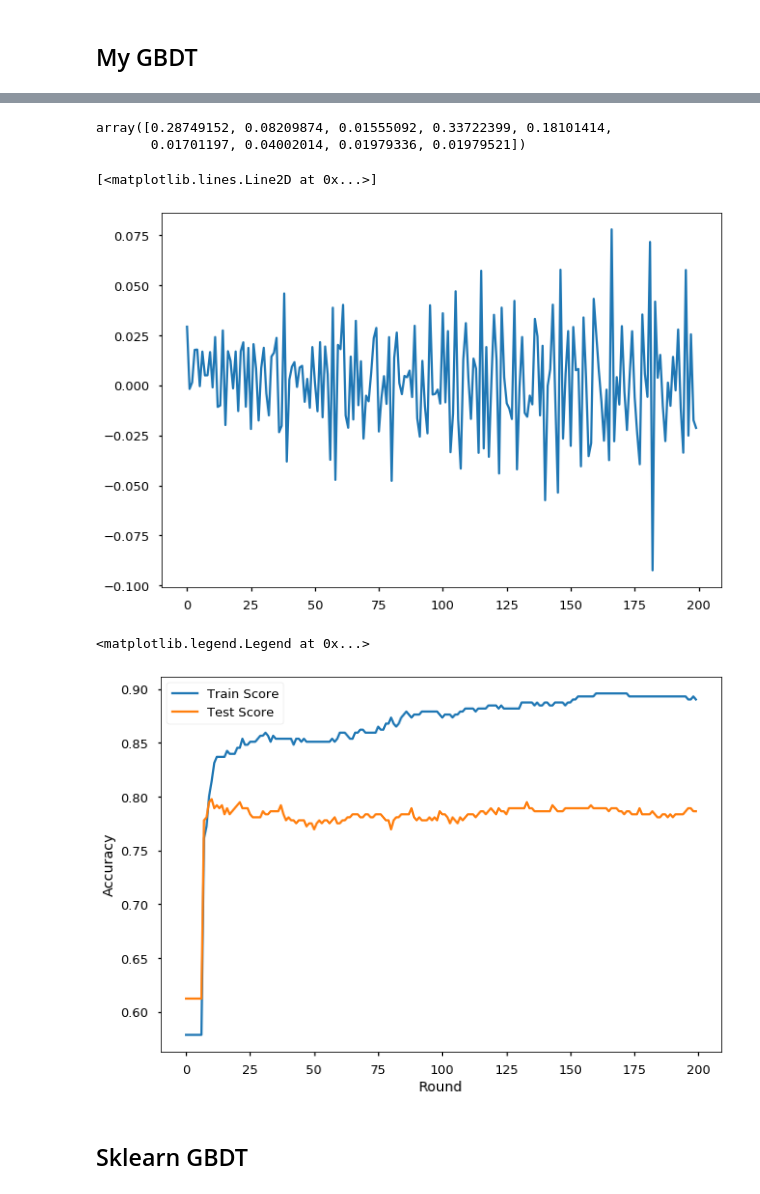
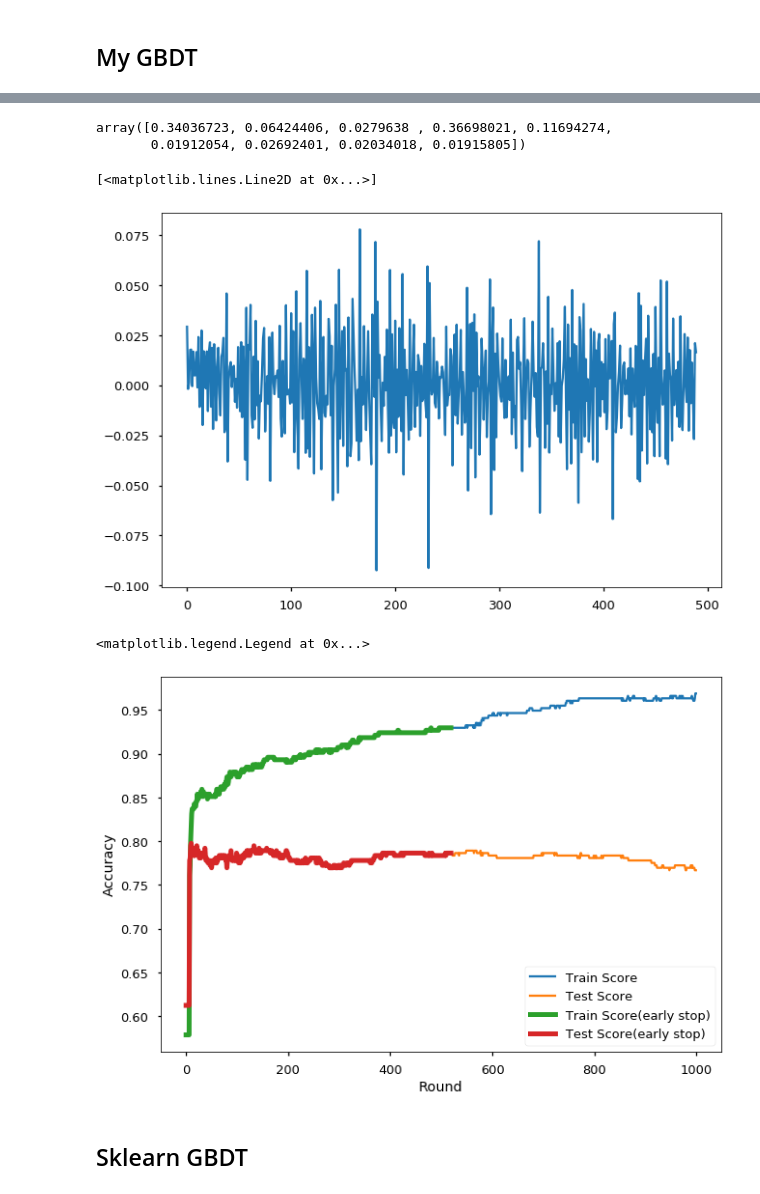
Before and after one commit to dhbloo/GBDT-project, a Jupyter notebook: gbdt-titanic.ipynb, the cells around one changed output, grey strips where cells are left out. Saved outputs shown, nothing was run; the diff lists cells and outputs as text; code cells hidden in the pictures.

Commit message:
early stop

```diff
--- a/gbdt-titanic.ipynb
+++ b/gbdt-titanic.ipynb
@@ -61,6 +61,6 @@ train_x, test_x, train_y, test_y = train_test_split(data_x, data_y, test_size=0.
 # %% [markdown]
 ## My GBDT
 # %%
-Gbdt = GBDTClassifier(200, 0.1, 'deviance', tree_params={'criterion': 'mse', 'max_depth': 3}, subsample=0.7, random_state=1)
+Gbdt = GBDTClassifier(1000, 0.1, 'deviance', tree_params={'criterion': 'mse', 'max_depth': 3}, subsample=0.7, random_state=1)
 Gbdt.fit(train_x, train_y)
 # %% [output]
@@ -78,7 +78,15 @@ accuracy_score(test_y, Gbdt.predict(test_x))
 # %%
+Gbdt_es = GBDTClassifier(1000, 0.1, 'deviance', tree_params={'criterion': 'mse', 'max_depth': 3}, subsample=0.7, n_iter_no_change=2, tol=1e-2, random_state=1)
+Gbdt_es.fit(train_x, train_y)
+
 plt.plot(range(len(Gbdt.train_score_)), Gbdt.train_score_, label='Train Loss')
 test_loss = [log_loss(test_y, proba) for proba in Gbdt.staged_predict_proba(test_x)]
 plt.plot(range(len(test_loss)), test_loss, label='Test Loss')
+
+plt.plot(range(len(Gbdt_es.train_score_)), Gbdt_es.train_score_, label='Train Loss(early stop)', linewidth=5)
+test_loss_es = [log_loss(test_y, proba) for proba in Gbdt_es.staged_predict_proba(test_x)]
+plt.plot(range(len(test_loss_es)), test_loss_es, label='Test Loss(early stop)', linewidth=5)
+
 plt.xlabel('Round')
 plt.ylabel('Log Loss')
 plt.legend()
@@ -88,24 +97,30 @@ plt.legend()
 # %%
 Gbdt.feature_importances_
 # %% [output]
-array([0.28749152, 0.08209874, 0.01555092, 0.33722399, 0.18101414,
-       0.01701197, 0.04002014, 0.01979336, 0.01979521])
+array([0.34036723, 0.06424406, 0.0279638 , 0.36698021, 0.11694274,
+       0.01912054, 0.02692401, 0.02034018, 0.01915805])
 # %%
 plt.plot(range(len(Gbdt.oob_improvement_)), Gbdt.oob_improvement_)
 # %% [output]
 [<matplotlib.lines.Line2D at 0x...>]
-[figure, old version]
+[figure, new version]
 # %%
 train_scores = [accuracy_score(train_y, pred) for pred in Gbdt.staged_predict(train_x)]
 test_scores = [accuracy_score(test_y, pred) for pred in Gbdt.staged_predict(test_x)]
 plt.plot(np.arange(len(train_scores)), train_scores, label="Train Score")
 plt.plot(np.arange(len(test_scores)), test_scores, label="Test Score")
+
+train_scores = [accuracy_score(train_y, pred) for pred in Gbdt_es.staged_predict(train_x)]
+test_scores = [accuracy_score(test_y, pred) for pred in Gbdt_es.staged_predict(test_x)]
+plt.plot(np.arange(len(train_scores)), train_scores, label="Train Score(early stop)", linewidth=5)
+plt.plot(np.arange(len(test_scores)), test_scores, label="Test Score(early stop)", linewidth=5)
+
 plt.xlabel('Round')
 plt.ylabel('Accuracy')
 plt.legend()
 # %% [output]
 <matplotlib.legend.Legend at 0x...>
-[figure, old version]
+[figure, new version]
 # %% [markdown]
  ## Sklearn GBDT
 # %%
```
Also changed, not shown: parts of 11 cells of this notebook, 7 other files.
